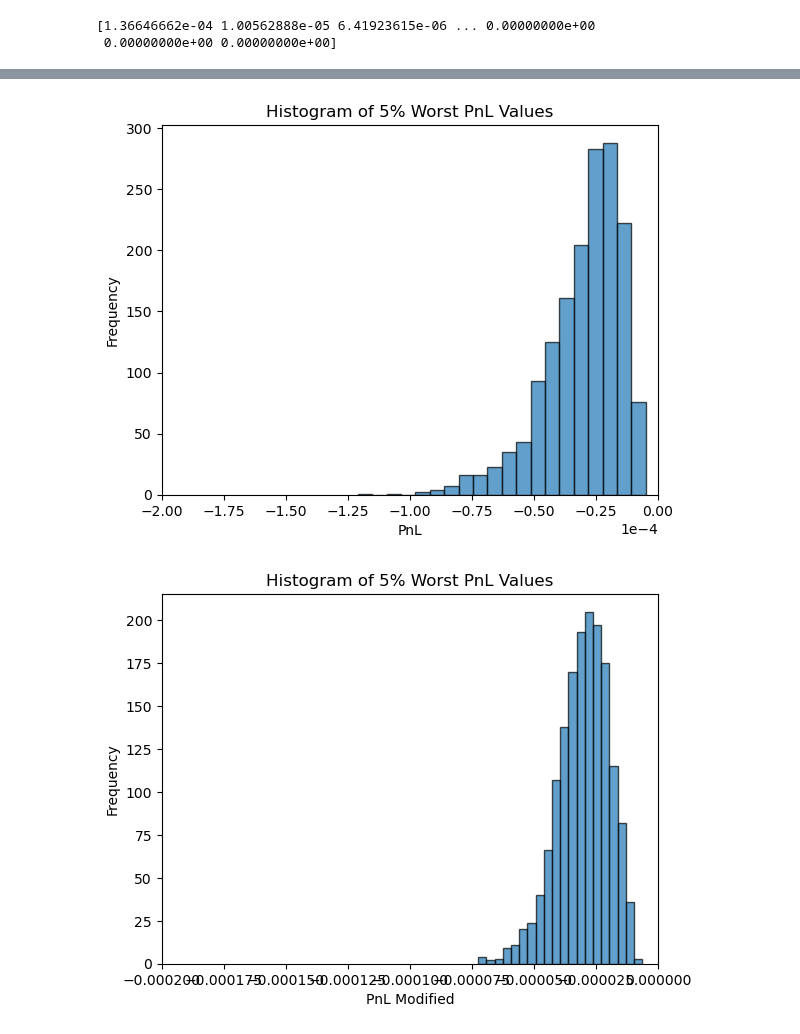
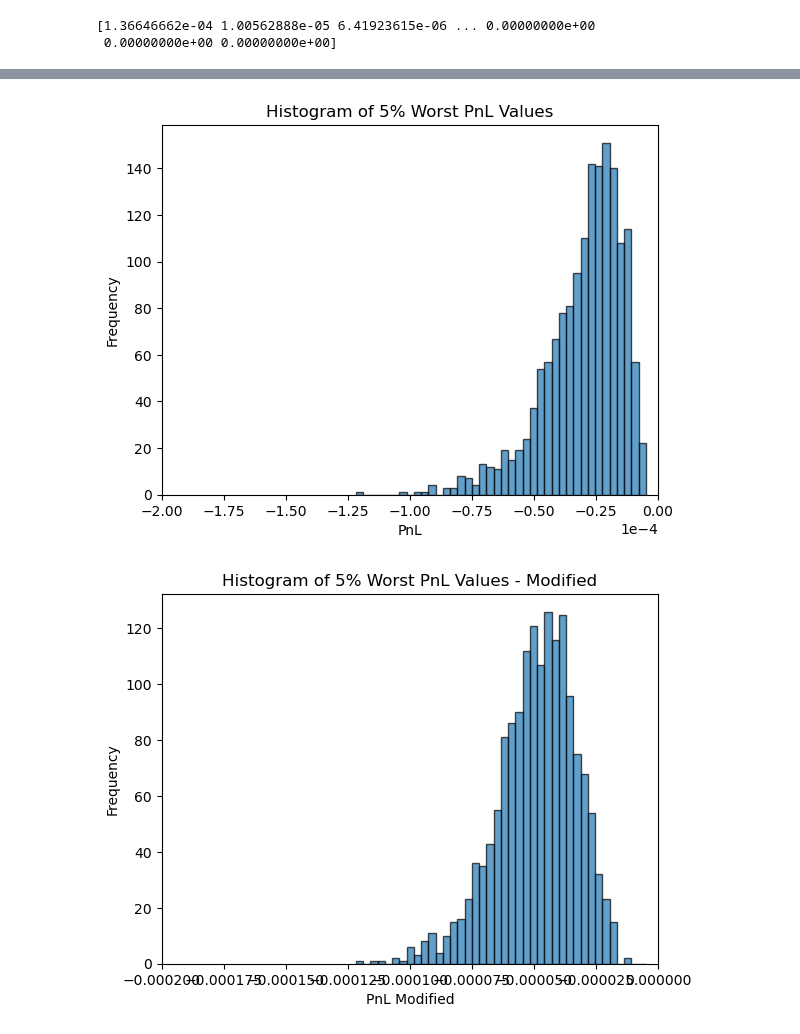
Before and after one commit to spelbella/cva_risk_management_thesis, a Jupyter notebook: Environment/delta_hedge.ipynb, the cells around one changed output, grey strips where cells are left out. Cells and saved outputs as stored; diff of their text form; code cells hidden in the pictures.

```diff
--- a/Environment/delta_hedge.ipynb
+++ b/Environment/delta_hedge.ipynb
@@ -211,15 +211,13 @@ def delta_hedge(path):
 
 def Odelta_hedge(path):
     pnl = np.zeros(len(path.CVA)-1)
-    diff = []
-    for i in range(1, len(path.CVA)-1):
+    for i in range(1, len(path.CVA)):
         delta_CVA = path.CVA[i] - path.CVA[i-1]
         PreviousQs = [path.Q_s[j][i-1] for j in range(0,10)]
         PreviousSwaptions = [path.Swaptions[j][i-1] for j in range(0,10)]
 
         nowQs = [path.Q_s[j][i] for j in range(0,10)]
         nowSwaps = [path.Swaptions[j][i] for j in range(0,10)]
-
         Swaption_hedge = np.zeros(10)
         Qhedge = np.zeros(10)
         for k in range(0,10):
@@ -227,9 +225,8 @@ def Odelta_hedge(path):
             Qhedge[k] = Qhedge[k] - PreviousSwaptions[k]
             Qhedge[k-1] = Qhedge[k-1] + PreviousSwaptions[k]
 
-        hPrice = (np.inner(Swaption_hedge[:],PreviousSwaptions[:]) + np.inner(Qhedge,PreviousQs))
-        diff.append(path.CVA[i-1] - hPrice)
-        hVal = (np.inner(Swaption_hedge[:],nowSwaps[:]) + np.inner(Qhedge,nowQs))
+        hPrice = (np.inner(Swaption_hedge[:],PreviousSwaptions[:]) + np.inner(Qhedge,PreviousQs))/2
+        hVal = (np.inner(Swaption_hedge[:],nowSwaps[:]) + np.inner(Qhedge,nowQs))/2
         deltaHedge = hVal - hPrice
         pnl[i-1] = delta_CVA - deltaHedge
     return pnl
@@ -241,10 +238,10 @@ print(Odelta_hedge(paths[3]))
 # %%
 
 #pnl = [None] * len(paths) #[np.zeros(len(paths[1].CVA)-1) for _ in range(len(paths))]
-#pnl_modified = [None] * len(paths)
-#for i in range(len(pnl)):
+pnl_modified = [None] * len(paths)
+for i in range(len(pnl)):
 #    pnl[i] = delta_hedge(paths[i])
-#    pnl_modified[i] = Odelta_hedge(paths[i])
+    pnl_modified[i] = Odelta_hedge(paths[i])
 
 plt.figure(1)
 plt.title("Example PnL, Delta hedge, rebalancing once a day")
@@ -258,21 +255,21 @@ plt.ticklabel_format(axis='x', style='sci', scilimits=(-4,-4))
 # Extract the 5% worst percentile values from each array
 var_values_hedge = np.array([np.percentile(p,5) for p in pnl]) #BHS VaR
 var_values_hedge2 = np.array([np.percentile(p,5) for p in pnl_modified]) #BHS VaR
-bins = np.histogram(np.hstack((var_values_hedge,var_values_hedge2), bins = 40))
+bins = np.histogram(np.hstack((var_values_hedge,var_values_hedge2)), bins = 40)[1]
 # Plot histogram
 # plt.hist(worst_5_percent_values, bins=20, edgecolor='black', alpha=0.7)
-plt.hist(var_values_hedge, bins=20, edgecolor='black', alpha=0.7)
+plt.hist(var_values_hedge, bins, edgecolor='black', alpha=0.7)
 plt.xlabel("PnL")
 plt.ylabel("Frequency")
-plt.xlim(-2*1e-4, 0) #min(worst_5_percent_values)*2
+plt.xlim(-2*1e-4, 0.0) #min(worst_5_percent_values)*2
 plt.title("Histogram of 5% Worst PnL Values")
 plt.show()
 
 
-plt.hist(var_values_hedge2, bins=20, edgecolor='black', alpha=0.7)
+plt.hist(var_values_hedge2, bins, edgecolor='black', alpha=0.7)
 plt.xlabel("PnL Modified")
 plt.ylabel("Frequency")
-plt.xlim(-2*1e-4, 0) #min(worst_5_percent_values)*2
-plt.title("Histogram of 5% Worst PnL Values")
+plt.xlim(-2*1e-4, 0.0) #min(worst_5_percent_values)*2
+plt.title("Histogram of 5% Worst PnL Values - Modified")
 plt.show()
 # %% [output]
@@ -280,2 +277,2 @@ plt.show()
-[figure, old version]
+[figure, new version]
-[figure, old version]
+[figure, new version]
```
Also changed, not shown: parts of 1 cell of this notebook.
